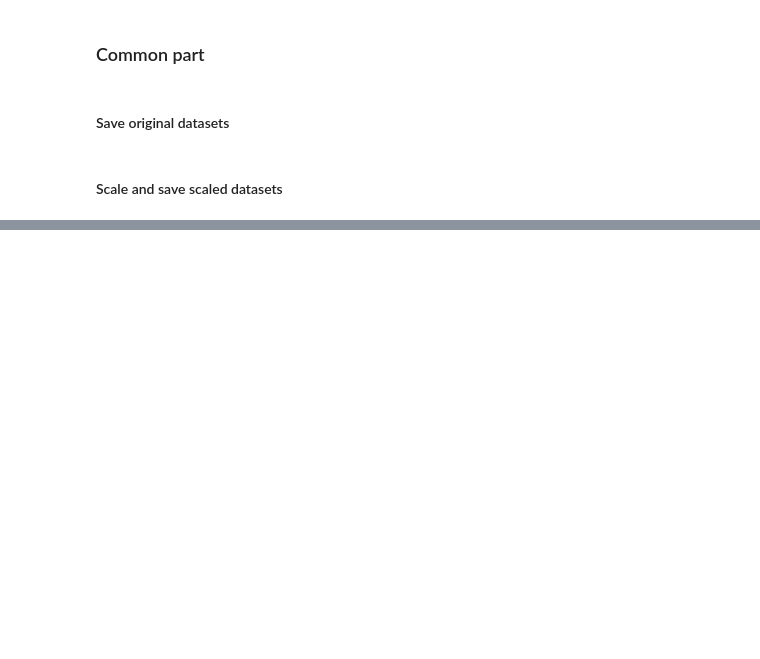
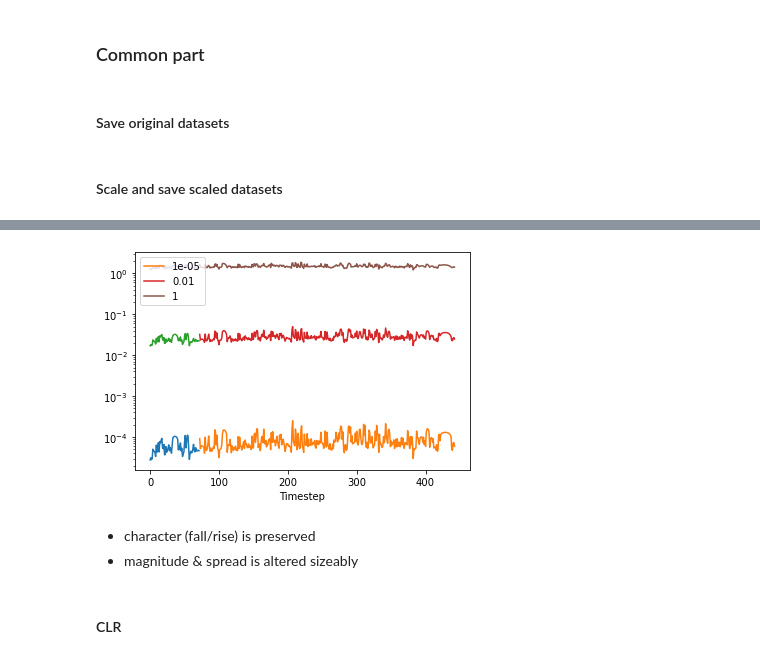
Before and after one commit to zuzannakarwowska/microbiome_interactions_project, a Jupyter notebook: notebooks/transform_input_data.ipynb, the cells around one changed output, grey strips where cells are left out. Cells and saved outputs as stored; diff of their text form; code cells hidden in the pictures; blank space fills up the shorter version.

```diff
--- a/notebooks/transform_input_data.ipynb
+++ b/notebooks/transform_input_data.ipynb
@@ -24,8 +26,10 @@ from utils.preprocessing import MicrobiomeDataPreprocessing
 ## Load data
 # %%
 MAIN_PATH = Path("/storage/zkarwowska/microbiome-interactions/")  # TODO load from CONFIG file
-INPUT_PATH = MAIN_PATH / "datasets/processed/ready_datasets"
-OUTPUT_PATH = MAIN_PATH / "datasets/processed/ready_datasets_transformed"
+# After rerefaction (OBSOLETE)
+# INPUT_PATH = MAIN_PATH / "datasets/processed/ready_datasets"
+# Without rerefaction but with PCHIP interpolation
+INPUT_PATH = MAIN_PATH / "datasets/processed/ready_datasets_no_rarefaction"
 # %%
 def load_df(filepath, clear_cols=False):
     df = pd.read_csv(filepath, index_col=0, header=0)
@@ -36,7 +40,13 @@ def load_df(filepath, clear_cols=False):
     return df
 # %%
 data_raw = {}
-data_raw['donorA'] = load_df(INPUT_PATH / "donorA_rarefied_interpolated_feces.csv")
-data_raw['donorB'] = load_df(INPUT_PATH / "donorB_rarefied_interpolated_feces.csv")
-data_raw['female'] = load_df(INPUT_PATH / "female_rarefied_interpolated_feces.csv")
-data_raw['male'] = load_df(INPUT_PATH / "male_rarefied_interpolated_feces.csv")
+# After rerefaction (OBSOLETE)
+# data_raw['donorA'] = load_df(INPUT_PATH / "donorA_rarefied_interpolated_feces.csv")
+# data_raw['donorB'] = load_df(INPUT_PATH / "donorB_rarefied_interpolated_feces.csv")
+# data_raw['female'] = load_df(INPUT_PATH / "female_rarefied_interpolated_feces.csv")
+# data_raw['male'] = load_df(INPUT_PATH / "male_rarefied_interpolated_feces.csv")
+# Without rerefaction but with PCHIP interpolation
+data_raw['donorA'] = load_df(INPUT_PATH / "donorA_pchip_interpolated.csv")
+data_raw['donorB'] = load_df(INPUT_PATH / "donorB_pchip_interpolated.csv")
+data_raw['female'] = load_df(INPUT_PATH / "female_pchip_interpolated.csv")
+data_raw['male'] = load_df(INPUT_PATH / "male_pchip_interpolated.csv")
@@ -152,3 +174,8 @@ The preprocessed datasets will be then used as input datasets for each model ind
 # %%
-transformer_clr_1_True  = CLRTransformer(axis=1, is_pseudo_global=True)
-scalers = {'clr-1-True': transformer_clr_1_True}
+# Filtering (step 3)
+data_preprocessing = MicrobiomeDataPreprocessing()
+treshold_perc = 0.9
+# pseudocounts (step 4)
+pseudocounts = [1e-5, 0.01, 1]
+# CLR transform (step 5A)
+clr_transformer = CLRTransformer(axis=1, pseudo_value=0, add_pseudo_to_zeros_only=False)
@@ -173,0 +341,15 @@ for k, v in data_raw.items():
+# %%
+for pseudo in pseudocounts:
+    plt.plot(range(72), gmean(data_raw['male'].iloc[:72] + pseudo, axis=1))
+    plt.plot(range(72, 371+72), gmean(data_raw['male'].iloc[72:] + pseudo, axis=1), label=pseudo)
+plt.legend(loc=2)
+plt.yscale('log')
+plt.xlabel('Timestep')
+plt.show()
+# %% [output]
+[figure, added]
+# %% [markdown]
+- character (fall/rise) is preserved
+- magnitude & spread is altered sizeably
+# %% [markdown]
+#### CLR
```
Also changed, not shown: parts of 42 cells of this notebook.
